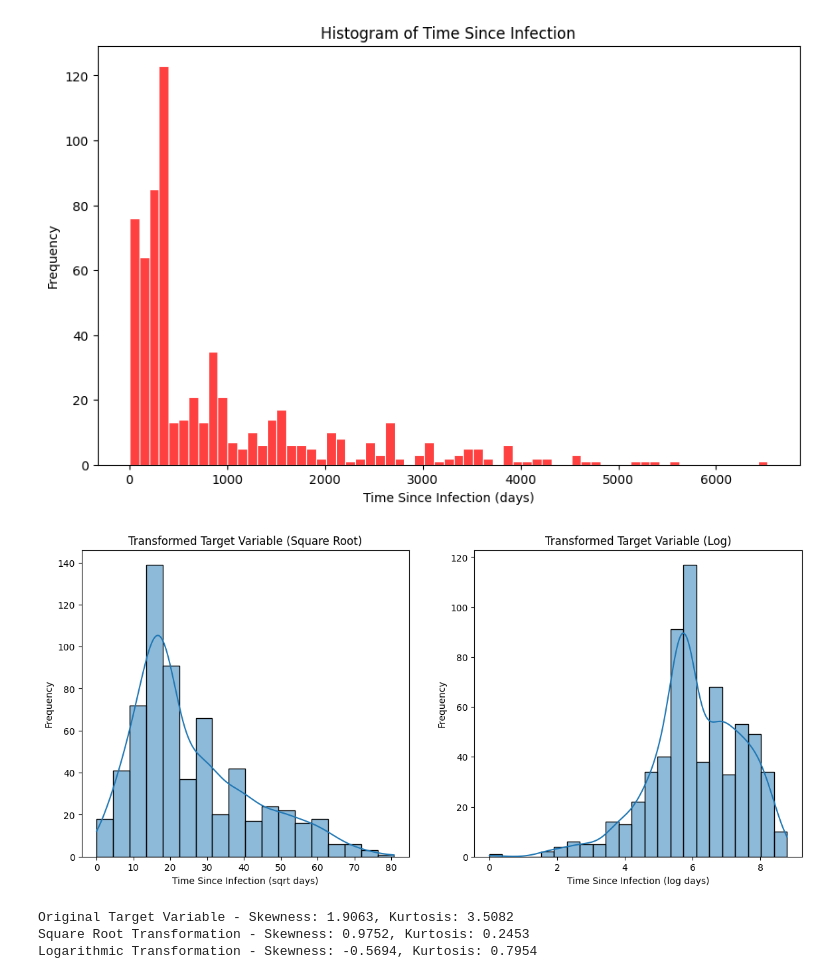
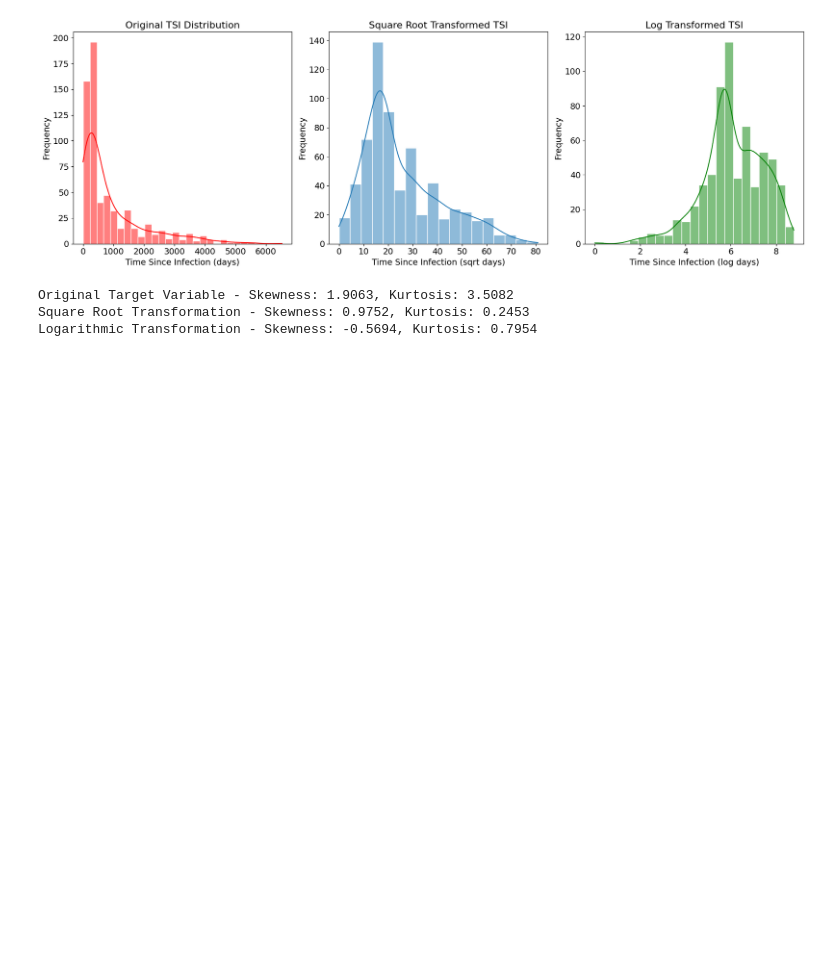
Before and after one commit to andreawickman/ic_research_project, a Jupyter notebook: 8_transformation.ipynb, the cells around one changed output. Saved outputs shown, nothing was run; the diff lists cells and outputs as text; code cells hidden in the pictures; blank space fills up the shorter version.

Commit message:
improved transformation plot

```diff
--- a/8_transformation.ipynb
+++ b/8_transformation.ipynb
@@ -14,41 +14,44 @@ combined = pd.concat([train_features, test_features])
 
 #http://fmwww.bc.edu/repec/bocode/t/transint.html
 # %%
-#histogram of TSI
-plt.figure(figsize=(10, 6))
-sns.histplot(combined['TSI_days'], binwidth=100, color="red", kde=False, edgecolor="white")
-plt.title("Histogram of Time Since Infection")
-plt.xlabel("Time Since Infection (days)")
-plt.ylabel("Frequency")
-plt.savefig('./outputs/EDA/tsi_histogram.png')
-plt.show()
+# Original Histogram of TSI
+plt.figure(figsize=(18, 6))
 
-# right skewed distribution with a long tail
+plt.subplot(1, 3, 1)
+sns.histplot(combined['TSI_days'], color="red", kde=True, edgecolor="white")
+plt.title("Original TSI Distribution", fontsize=16)
+plt.xlabel("Time Since Infection (days)", fontsize=14)
+plt.ylabel("Frequency", fontsize=14)
+plt.xticks(fontsize=14)
+plt.yticks(fontsize=14)
 
-#transformations to address right-skewdness
+# Transformations to address right-skewness
 sqrt_transformation = np.sqrt(combined['TSI_days'])
 log_transformation = np.log1p(combined['TSI_days'])
 
-# Plotting transformed target variable
-plt.figure(figsize=(14, 6))
-plt.subplot(1, 2, 1)
-sns.histplot(sqrt_transformation, kde = True)
-plt.title('Transformed Target Variable (Square Root)')
-plt.xlabel("Time Since Infection (sqrt days)")
-plt.ylabel("Frequency")
+# Histogram of sqrt transformation
+plt.subplot(1, 3, 2)
+sns.histplot(sqrt_transformation, kde=True, edgecolor="white")
+plt.title('Square Root Transformed TSI', fontsize=16)
+plt.xlabel("Time Since Infection (sqrt days)", fontsize=14)
+plt.ylabel("Frequency", fontsize=14)
+plt.xticks(fontsize=14)
+plt.yticks(fontsize=14)
 
+# Histogram of log transformation
+plt.subplot(1, 3, 3)
+sns.histplot(log_transformation, color = "green", kde=True, edgecolor="white")
+plt.title('Log Transformed TSI', fontsize=16)
+plt.xlabel("Time Since Infection (log days)", fontsize=14)
+plt.ylabel("Frequency", fontsize=14)
+plt.xticks(fontsize=14)
+plt.yticks(fontsize=14)
 
-plt.subplot(1, 2, 2)
-sns.histplot(log_transformation, kde = True)
-plt.title('Transformed Target Variable (Log)')
-plt.xlabel("Time Since Infection (log days)")
-plt.ylabel("Frequency")
-
-plt.savefig('./outputs/EDA/transformed_tsi_histogram.png')
+plt.tight_layout()
+plt.savefig('./outputs/EDA/transformed_tsi_histogram.pdf') #save figure
 plt.show()
 # %% [output]
-[figure, old version]
+[figure, new version]
-[figure, removed]
 # %%
 target_variable = combined['TSI_days']
 
```
Also changed, not shown: 2 other files.
